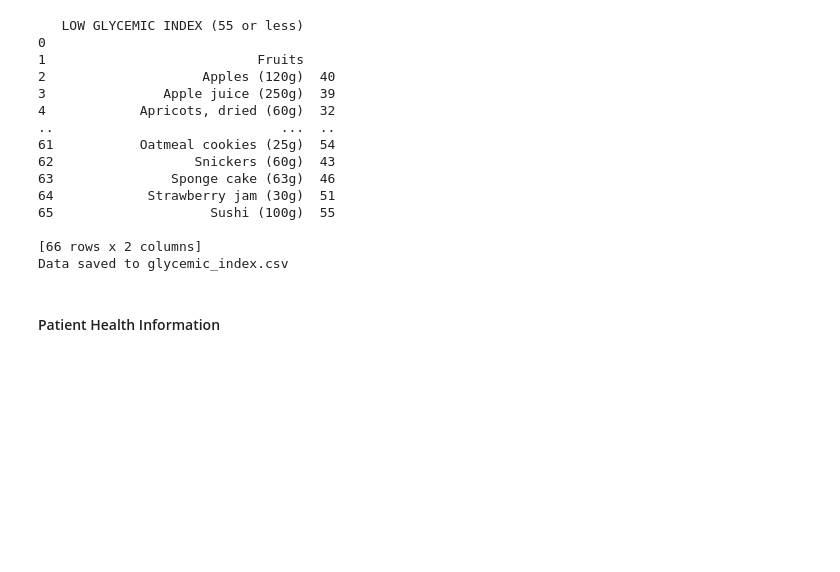
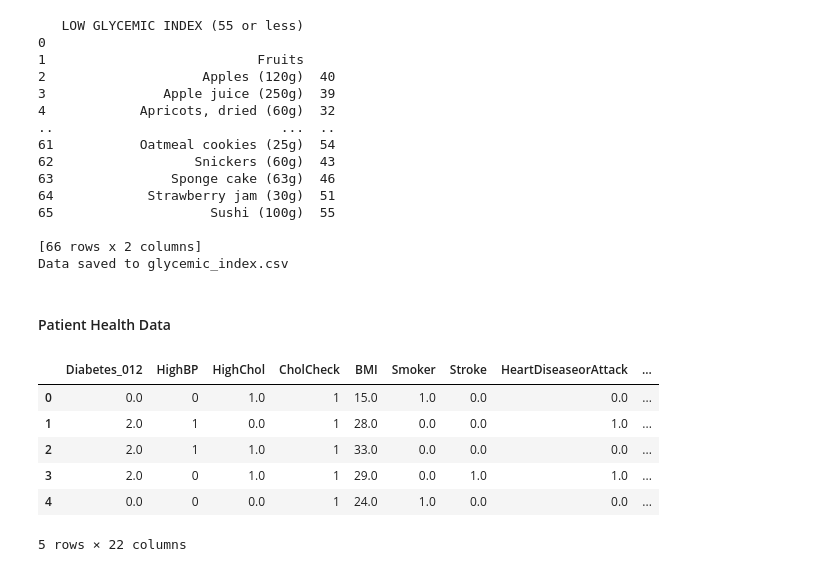
Before and after one commit to lvandine44/MADS-Capstone, a Jupyter notebook: 1-Data Preparation.ipynb, the cells around one changed output. Saved outputs shown, nothing was run; the diff lists cells and outputs as text; code cells hidden in the pictures; blank space fills up the shorter version.

```diff
--- a/1-Data Preparation.ipynb
+++ b/1-Data Preparation.ipynb
@@ -371,4 +374,17 @@ else:
 [66 rows x 2 columns]
 Data saved to glycemic_index.csv
 # %% [markdown]
-#### Patient Health Information
+#### Patient Health Data
+# %%
+# Read in patient data
+patient = pd.read_csv(r'C:\Users\lvand\OneDrive\Desktop\Capstone\diabetes_012_health_indicators_BRFSS2021.csv')
+
+patient.head()
+# %% [output]
+|  | Diabetes_012 | HighBP | HighChol | CholCheck | BMI | Smoker | Stroke | HeartDiseaseorAttack | ... |
+| 0 | 0.0 | 0 | 1.0 | 1 | 15.0 | 1.0 | 0.0 | 0.0 | ... |
+| 1 | 2.0 | 1 | 0.0 | 1 | 28.0 | 0.0 | 0.0 | 1.0 | ... |
+| 2 | 2.0 | 1 | 1.0 | 1 | 33.0 | 0.0 | 0.0 | 0.0 | ... |
+| 3 | 2.0 | 0 | 1.0 | 1 | 29.0 | 0.0 | 1.0 | 1.0 | ... |
+| 4 | 0.0 | 0 | 0.0 | 1 | 24.0 | 1.0 | 0.0 | 0.0 | ... |
+5 rows × 22 columns
```
Also changed, not shown: parts of 12 cells of this notebook.
